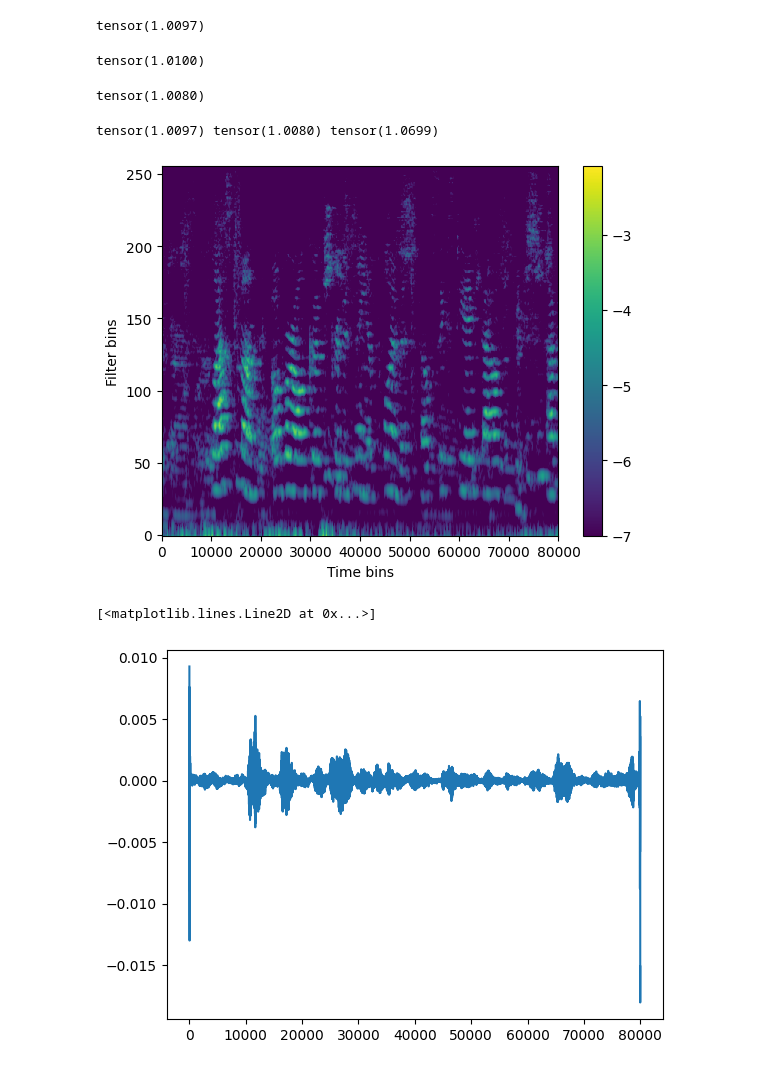
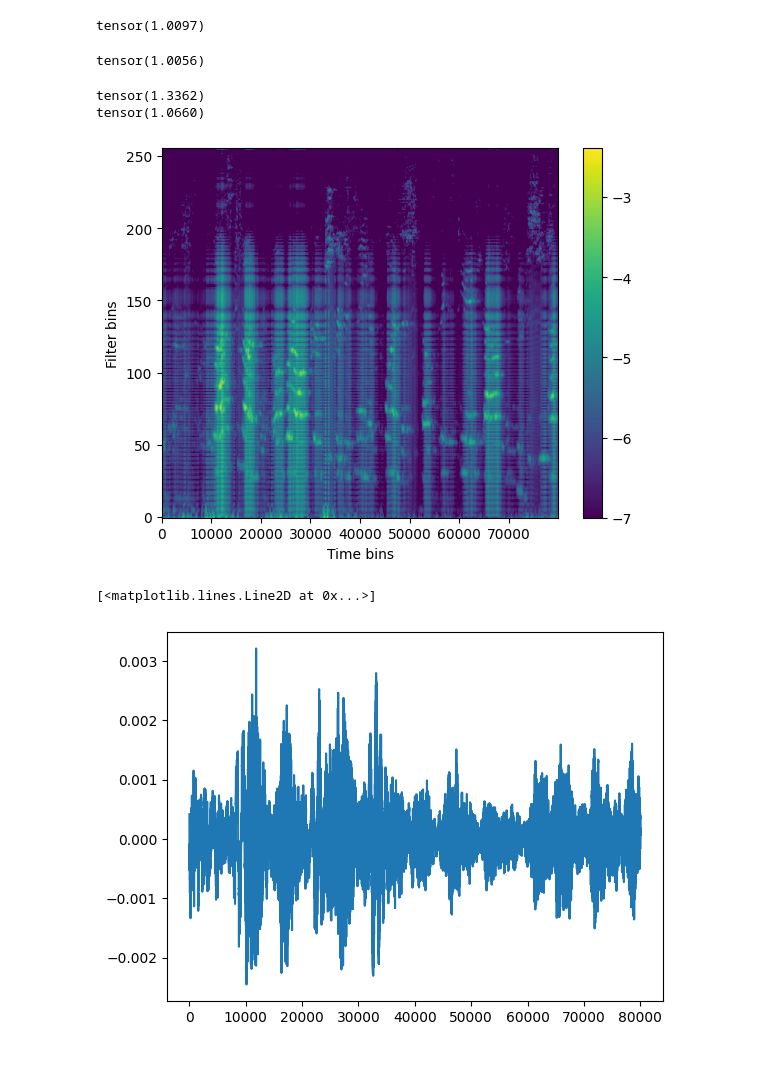
Before and after one commit to danedane-haider/HybrA-Filterbanks, a Jupyter notebook: reconstruction_test.ipynb, the cells around one changed output. Drawn from its saved outputs; the diff is of its cells as text; code cells hidden in the pictures.

```diff
--- a/reconstruction_test.ipynb
+++ b/reconstruction_test.ipynb
@@ -35,54 +34,58 @@ print(calculate_condition_number(aud_tight))
 # %% [output]
 tensor(1.0097)
-# %%
-aud_real_pad = torch.cat([torch.tensor(aud_real, dtype=torch.float32).squeeze(), torch.zeros(J,N-T)], dim=1)
-aud_real_tight = fir_tightener3000(aud_real_pad, 512, eps=1.01)
-aud_tight_fir = aud_real_tight[:, :T]
-
-print(calculate_condition_number(aud_real_tight))
-# %% [output]
-tensor(1.0100)
 # %%
-# tight random filterbank
+# tight random filterbank (no decimation)
 T_random = 23
 
-random = random_filterbank(N, J, T_random, norm=True, support_only=False)
-random_tight = fir_tightener4000(random, T_random, eps=1.1)
+random_real = random_filterbank(N, J, T_random, norm=True, support_only=False)
+random_imag = random_filterbank(N, J, T_random, norm=True, support_only=False)
+random = torch.tensor(random_real + 1j * random_imag, dtype=torch.complex64)
+random_tight = fir_tightener4000(random, T_random, eps=1.1) # dauert ein bissi
 random_tight_fir = random_tight[:, :T_random]
 
 print(calculate_condition_number(torch.cat([random_tight, torch.zeros(J,N-T)], dim=1)))
 # %% [output]
-tensor(1.0080)
+tensor(1.0056)
 # %%
-# real hybra
+# hybra filterbank
 
-#hybra_r = F.conv1d(torch.real(F.pad(aud_tight_fir, (0, T_random), mode='circular').unsqueeze(0)), random_tight_fir.unsqueeze(1), stride=1, groups=J, padding='valid').squeeze(0)
+# komisch:
+hybra_real = F.conv1d(F.pad(torch.real(aud_tight_fir), (T_random-1, 0), mode='circular').unsqueeze(0), random_tight[:,:T].unsqueeze(1).real, stride=1, groups=J).squeeze(0)
+hybra_imag = F.conv1d(F.pad(torch.imag(aud_tight_fir), (T_random-1, 0), mode='circular').unsqueeze(0), random_tight[:,:T].unsqueeze(1).imag, stride=1, groups=J).squeeze(0)
+hybra = hybra_real + 1j * hybra_imag
 
-# multiply fourier tansfomr of aud_tight by the fourier transform of the tight random filterbank row-wise
-hybra_r = torch.fft.ifft(torch.fft.fft(aud_tight, dim=1) * torch.fft.fft(random_tight, dim=1), dim=1)
+# besser:
+hybra_fft = torch.fft.ifft(torch.fft.fft(aud_tight_fir, dim=1) * torch.fft.fft(random_tight[:,:T], dim=1), dim=1)
 
-print(calculate_condition_number(aud_tight),calculate_condition_number(random_tight),calculate_condition_number(hybra_r))
+print(calculate_condition_number(hybra))
+print(calculate_condition_number(hybra_fft))
 # %% [output]
-tensor(1.0097) tensor(1.0080) tensor(1.0699)
+tensor(1.3362)
+tensor(1.0660)
 # %%
-x_pad = F.pad(x, (T//2, T//2), mode='circular')
+x_pad = F.pad(x, (T-1, 0), mode='circular')
 x_fir = x_pad.unsqueeze(1)
 
-filterbank = hybra_r.unsqueeze(1)
+filterbank = hybra_fft.unsqueeze(1)
 
-x_real = F.conv1d(x_fir, torch.real(filterbank), stride=1, padding='valid').squeeze(1)
-x_mag = x_real**2
+x_real = F.conv1d(x_fir, torch.real(filterbank), stride=1, padding=0)
+x_imag = F.conv1d(x_fir, torch.imag(filterbank), stride=1, padding=0)
+x_mag = x_real**2 + x_imag**2
 
 plt.imshow(np.log10(x_mag.numpy()[0,:,:]), vmin=-7, aspect='auto', origin='lower')
 plt.colorbar()
 plt.xlabel('Time bins')
 plt.ylabel('Filter bins')
 
-x_tilde = F.conv_transpose1d(x_real, torch.real(filterbank), stride=1, padding=T//2).squeeze(0)
+x_tilde_real = F.conv_transpose1d(F.pad(x_real, (0, T-1), mode='circular'), torch.real(filterbank), stride=1, padding=T-1).squeeze(0)
+x_tilde_imag = F.conv_transpose1d(F.pad(x_imag, (0, T-1), mode='circular'), torch.imag(filterbank), stride=1, padding=T-1).squeeze(0)
+
+x_tilde = x_tilde_real + x_tilde_imag
 # %% [output]
-[figure, old version]
+[figure, new version]
 # %%
+# reconstruction error
 plt.plot(x.T.numpy() - x_tilde.T.numpy(), label='difference')
 # %% [output]
 [<matplotlib.lines.Line2D at 0x...>]
-[figure, old version]
+[figure, new version]
```
Also changed, not shown: parts of 12 cells of this notebook, 4 other files.
